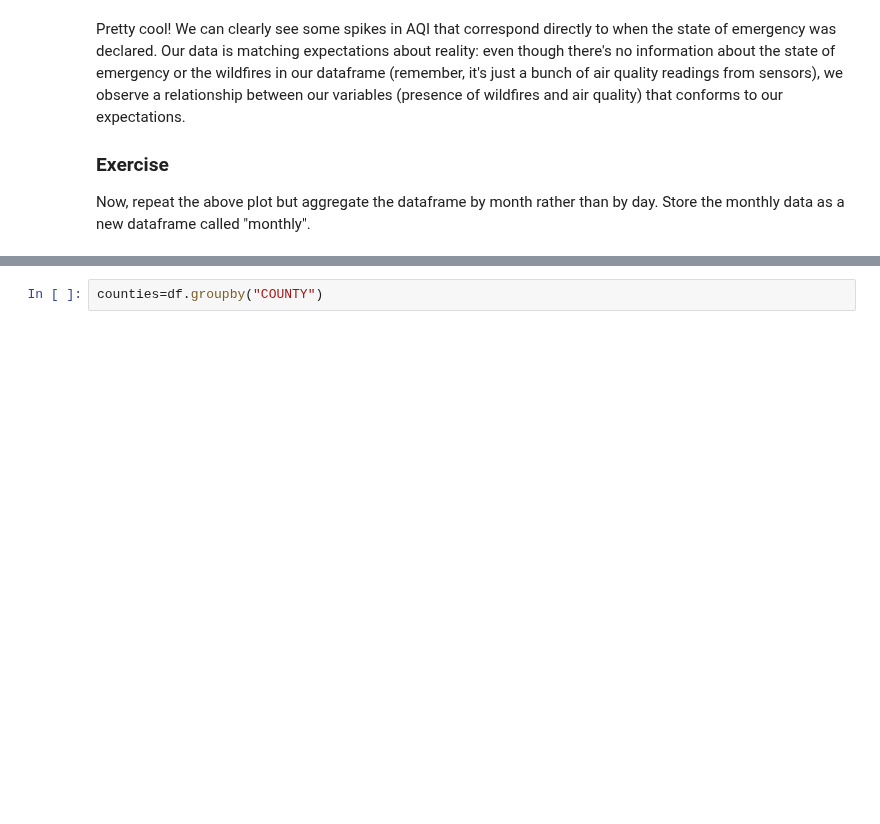
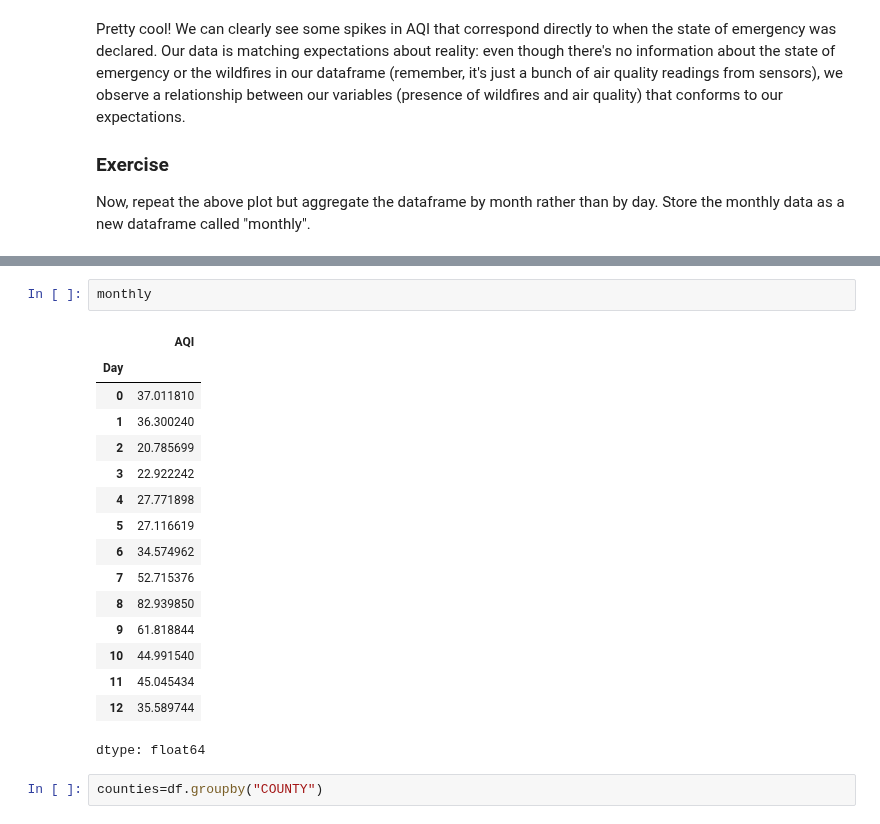
Before and after one commit to laiacoder/QM2, a Jupyter notebook: notebooks/W03. Spatial Data.ipynb, the cells around one changed output, grey strips where cells are left out. Cells and saved outputs as stored; diff of their text form; blank space fills up the shorter version.

```diff
--- a/notebooks/W03. Spatial Data.ipynb
+++ b/notebooks/W03. Spatial Data.ipynb
@@ -273,3 +246,22 @@ SyntaxError: unterminated string literal (detected at line 24) (<ipython-input-4
+# %%
+monthly
+# %% [output]
+|  | AQI |
+| Day |  |
+| 0 | 37.011810 |
+| 1 | 36.300240 |
+| 2 | 20.785699 |
+| 3 | 22.922242 |
+| 4 | 27.771898 |
+| 5 | 27.116619 |
+| 6 | 34.574962 |
+| 7 | 52.715376 |
+| 8 | 82.939850 |
+| 9 | 61.818844 |
+| 10 | 44.991540 |
+| 11 | 45.045434 |
+| 12 | 35.589744 |
+dtype: float64
 # %%
 counties=df.groupby("COUNTY")
 # %% [markdown]
```
Also changed, not shown: parts of 9 cells of this notebook.
